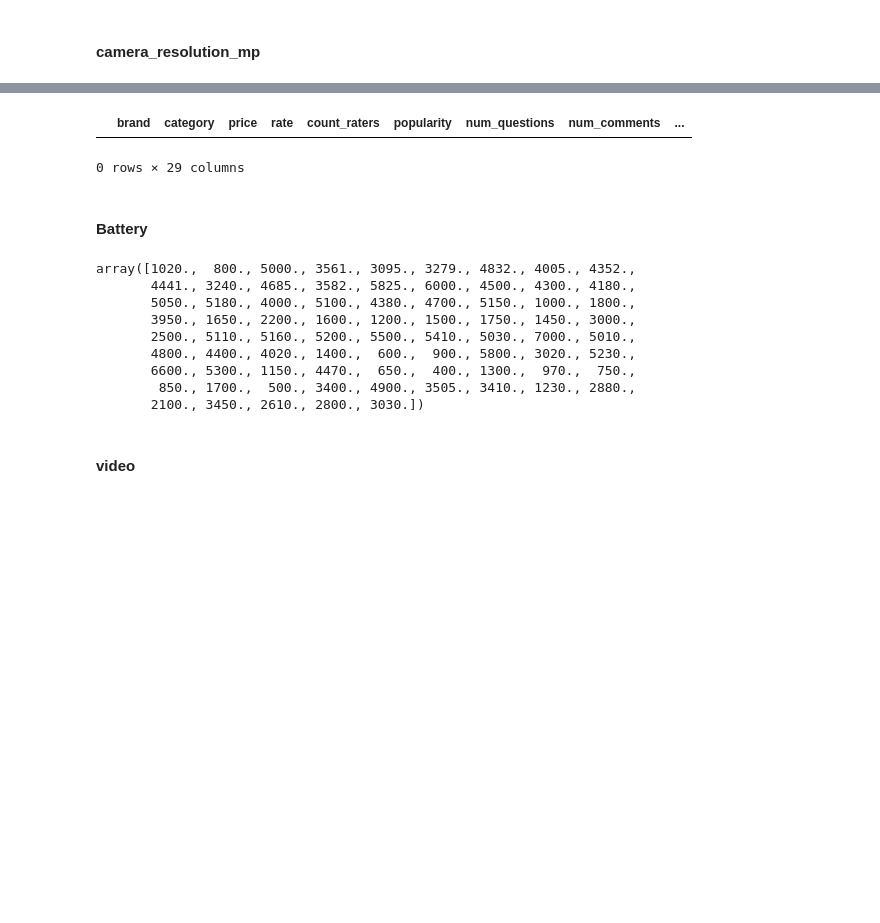
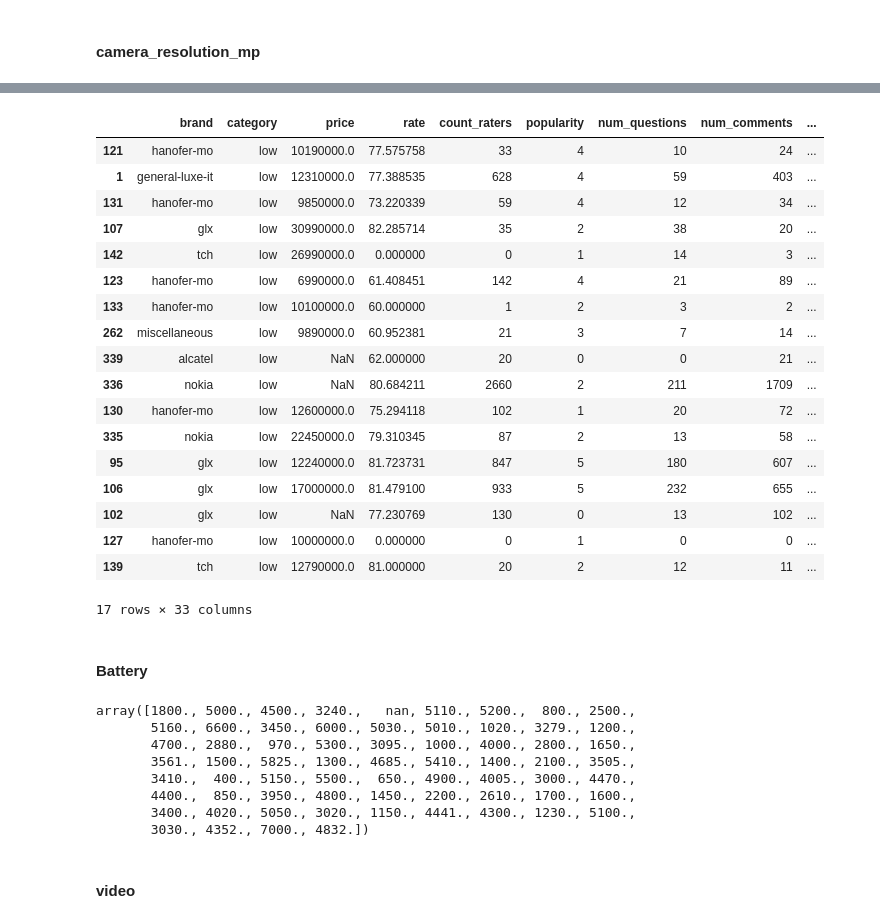
Before and after one commit to aliREZA79400/ProductStapler, a Jupyter notebook: lab/clustering.ipynb, the cells around one changed output, grey strips where cells are left out. Cells and saved outputs as stored; diff of their text form; code cells hidden in the pictures; blank space fills up the shorter version.

```diff
--- a/lab/clustering.ipynb
+++ b/lab/clustering.ipynb
@@ -941,2 +1127,2 @@ array([ nan, 460., 457., 458., 260., 392., 270., 395., 411., 264., 405.,
 # %%
-df["pixel_per_inch"] = df["pixel_per_inch"].fillna(df["pixel_per_inch"].median())
+mobile["pixel_per_inch"] = mobile["pixel_per_inch"].fillna(mobile["pixel_per_inch"].median())
@@ -1297,5 +1158,5 @@ df[df["storage_gb"].isna()]
 # %%
-df["storage_gb"] = df["storage_gb"].fillna(0)
+mobile["storage_gb"] = mobile["storage_gb"].fillna(0)
 # %% [markdown]
 #### RAM
 # %%
@@ -1329,5 +1190,5 @@ df[df["ram_gb"].isna()]
 # %%
-df["ram_gb"] = df["ram_gb"].fillna(0)
+mobile["ram_gb"] = mobile["ram_gb"].fillna(0)
 # %% [markdown]
 #### Internet
 # %%
@@ -1368,5 +1234,5 @@ df[df["camera_num"].isna()]
 # %%
-df["camera_num"] = df["camera_num"].fillna(0)
+mobile["camera_num"] = mobile["camera_num"].fillna(0)
 # %% [markdown]
 #### camera_resolution_mp
 # %%
@@ -1376,6 +1247,23 @@ np.int64(84)
 # %%
-df[df["camera_num"] == 0 & df["camera_resolution_mp"].isna()]
+mobile[mobile["camera_num"] == 0 & mobile["camera_resolution_mp"].isna()]
 # %% [output]
 |  | brand | category | price | rate | count_raters | popularity | num_questions | num_comments | ... |
+| 121 | hanofer-mo | low | 10190000.0 | 77.575758 | 33 | 4 | 10 | 24 | ... |
+| 1 | general-luxe-it | low | 12310000.0 | 77.388535 | 628 | 4 | 59 | 403 | ... |
+| 131 | hanofer-mo | low | 9850000.0 | 73.220339 | 59 | 4 | 12 | 34 | ... |
+| 107 | glx | low | 30990000.0 | 82.285714 | 35 | 2 | 38 | 20 | ... |
+| 142 | tch | low | 26990000.0 | 0.000000 | 0 | 1 | 14 | 3 | ... |
+| 123 | hanofer-mo | low | 6990000.0 | 61.408451 | 142 | 4 | 21 | 89 | ... |
+| 133 | hanofer-mo | low | 10100000.0 | 60.000000 | 1 | 2 | 3 | 2 | ... |
+| 262 | miscellaneous | low | 9890000.0 | 60.952381 | 21 | 3 | 7 | 14 | ... |
+| 339 | alcatel | low | NaN | 62.000000 | 20 | 0 | 0 | 21 | ... |
+| 336 | nokia | low | NaN | 80.684211 | 2660 | 2 | 211 | 1709 | ... |
+| 130 | hanofer-mo | low | 12600000.0 | 75.294118 | 102 | 1 | 20 | 72 | ... |
+| 335 | nokia | low | 22450000.0 | 79.310345 | 87 | 2 | 13 | 58 | ... |
+| 95 | glx | low | 12240000.0 | 81.723731 | 847 | 5 | 180 | 607 | ... |
+| 106 | glx | low | 17000000.0 | 81.479100 | 933 | 5 | 232 | 655 | ... |
+| 102 | glx | low | NaN | 77.230769 | 130 | 0 | 13 | 102 | ... |
+| 127 | hanofer-mo | low | 10000000.0 | 0.000000 | 0 | 1 | 0 | 0 | ... |
+| 139 | tch | low | 12790000.0 | 81.000000 | 20 | 2 | 12 | 11 | ... |
-0 rows × 29 columns
+17 rows × 33 columns
 # %%
@@ -1383,15 +1271,14 @@ df["camera_resolution_mp"] = df["camera_resolution_mp"].fillna(0)
 # %% [markdown]
 #### Battery
 # %%
-df["battery_power_mah"].unique()
+mobile["battery_power_mah"].unique()
 # %% [output]
-array([1020.,  800., 5000., 3561., 3095., 3279., 4832., 4005., 4352.,
-       4441., 3240., 4685., 3582., 5825., 6000., 4500., 4300., 4180.,
-       5050., 5180., 4000., 5100., 4380., 4700., 5150., 1000., 1800.,
-       3950., 1650., 2200., 1600., 1200., 1500., 1750., 1450., 3000.,
-       2500., 5110., 5160., 5200., 5500., 5410., 5030., 7000., 5010.,
-       4800., 4400., 4020., 1400.,  600.,  900., 5800., 3020., 5230.,
-       6600., 5300., 1150., 4470.,  650.,  400., 1300.,  970.,  750.,
-        850., 1700.,  500., 3400., 4900., 3505., 3410., 1230., 2880.,
-       2100., 3450., 2610., 2800., 3030.])
+array([1800., 5000., 4500., 3240.,   nan, 5110., 5200.,  800., 2500.,
+       5160., 6600., 3450., 6000., 5030., 5010., 1020., 3279., 1200.,
+       4700., 2880.,  970., 5300., 3095., 1000., 4000., 2800., 1650.,
+       3561., 1500., 5825., 1300., 4685., 5410., 1400., 2100., 3505.,
+       3410.,  400., 5150., 5500.,  650., 4900., 4005., 3000., 4470.,
+       4400.,  850., 3950., 4800., 1450., 2200., 2610., 1700., 1600.,
+       3400., 4020., 5050., 3020., 1150., 4441., 4300., 1230., 5100.,
+       3030., 4352., 7000., 4832.])
 # %%
```
Also changed, not shown: parts of 102 cells of this notebook.
